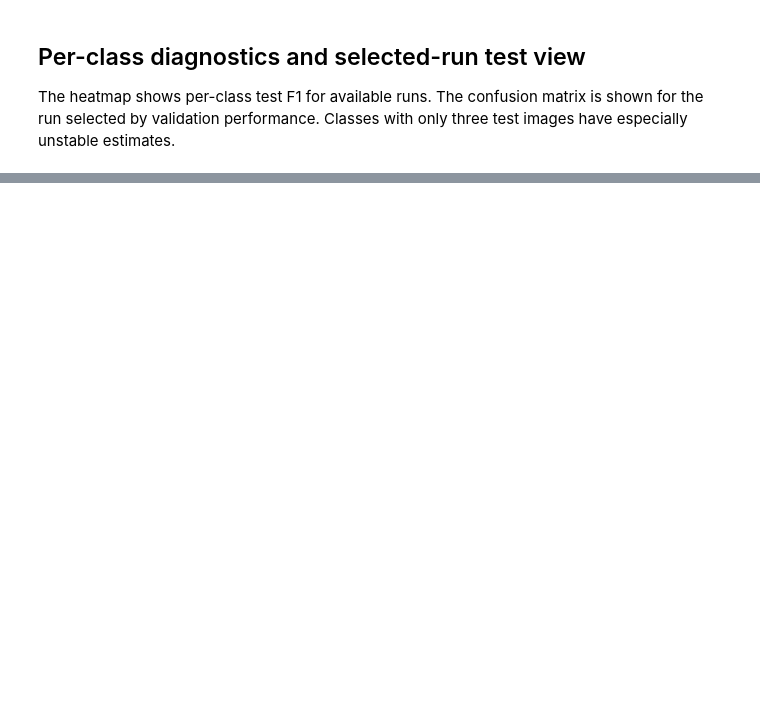
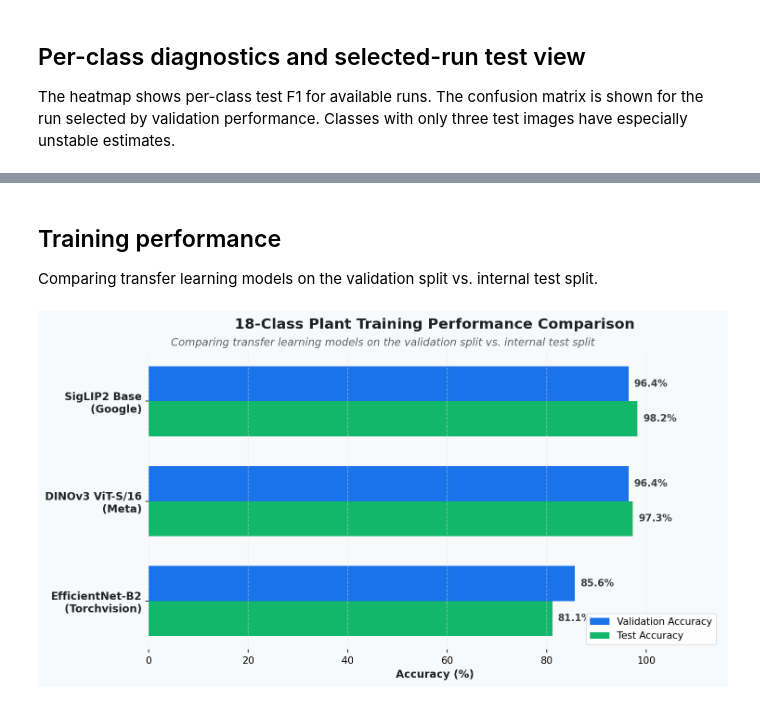
Before and after one commit to vmirchev/petsafe-plants, a Jupyter notebook: notebooks/04_Compare_Training_Runs.ipynb, the cells around one changed output, grey strips where cells are left out. Saved outputs shown, nothing was run; the diff lists cells and outputs as text; code cells hidden in the pictures; blank space fills up the shorter version.

```diff
--- a/notebooks/04_Compare_Training_Runs.ipynb
+++ b/notebooks/04_Compare_Training_Runs.ipynb
@@ -176,0 +187,79 @@ if winner['confusion_matrix'] is not None:
+# %% [markdown]
+## Training performance
+
+Comparing transfer learning models on the validation split vs. internal test split.
+# %%
+import matplotlib.pyplot as plt
+import numpy as np
+import pandas as pd
+
+# Prepare clean presentation data from runs
+model_display_names = {
+    'siglip2': 'SigLIP2 Base\n(Google)',
+    'dinov3': 'DINOv3 ViT-S/16\n(Meta)',
+    'efficientnet_b2': 'EfficientNet-B2\n(Torchvision)'
+}
+
+# Extract scores
+plot_data = []
+for r in runs:
+    plot_data.append({
+        'Model': model_display_names.get(r['model'], r['model']),
+        'Val Accuracy': r['best_val_accuracy'] * 100,
+        'Test Accuracy': r['test_accuracy'] * 100,
+        'Test Macro F1': r['test_macro_f1'] * 100
+    })
+
+df_plot = pd.DataFrame(plot_data).sort_values('Val Accuracy', ascending=True)
+
+# Plotting styling & creation
+fig, ax = plt.subplots(figsize=(10, 5.5), dpi=150)
+fig.patch.set_facecolor('#F8F9FA')
+ax.set_facecolor('#F8F9FA')
+
+y = np.arange(len(df_plot))
+width = 0.35
+
+# Draw bars
+rects1 = ax.barh(y + width/2, df_plot['Val Accuracy'], width, label='Validation Accuracy', color='#1A73E8', edgecolor='none')
+rects2 = ax.barh(y - width/2, df_plot['Test Accuracy'], width, label='Test Accuracy', color='#12B76A', edgecolor='none')
+
+# Decorate and style axes
+ax.set_yticks(y)
+ax.set_yticklabels(df_plot['Model'], fontsize=11, fontweight='bold', color='#202124')
+ax.set_xlabel('Accuracy (%)', fontsize=11, fontweight='bold', color='#202124')
+ax.set_xlim(0, 115)
+
+# Hide spines
+for spine in ['top', 'right', 'bottom', 'left']:
+    ax.spines[spine].set_visible(False)
+
+# Add visual gridlines
+ax.grid(axis='x', linestyle='--', alpha=0.5, color='#DCE0E4')
+
+# Add value labels next to bars
+def autolabel(rects):
+    for rect in rects:
+        width = rect.get_width()
+        ax.annotate(f'{width:.1f}%',
+                    xy=(width, rect.get_y() + rect.get_height() / 2),
+                    xytext=(6, 0),
+                    textcoords="offset points",
+                    ha='left', va='center',
+                    fontsize=10, fontweight='bold', color='#3C4043')
+
+autolabel(rects1)
+autolabel(rects2)
+
+# Headers & Labels
+plt.title('18-Class Plant Training Performance Comparison', fontsize=15, fontweight='bold', pad=25, color='#202124')
+fig.text(0.5, 0.90, 'Comparing transfer learning models on the validation split vs. internal test split',
+         ha='center', fontsize=11, color='#5F6368', style='italic')
+
+# Custom Legend with solid representation
+ax.legend(loc='lower right', framealpha=0.9, facecolor='#FFFFFF', edgecolor='#DCE0E4', fontsize=10)
+
+plt.tight_layout()
+plt.show()
+# %% [output]
+[figure, added]
```
Also changed, not shown: parts of 7 cells of this notebook, 11 other files.
